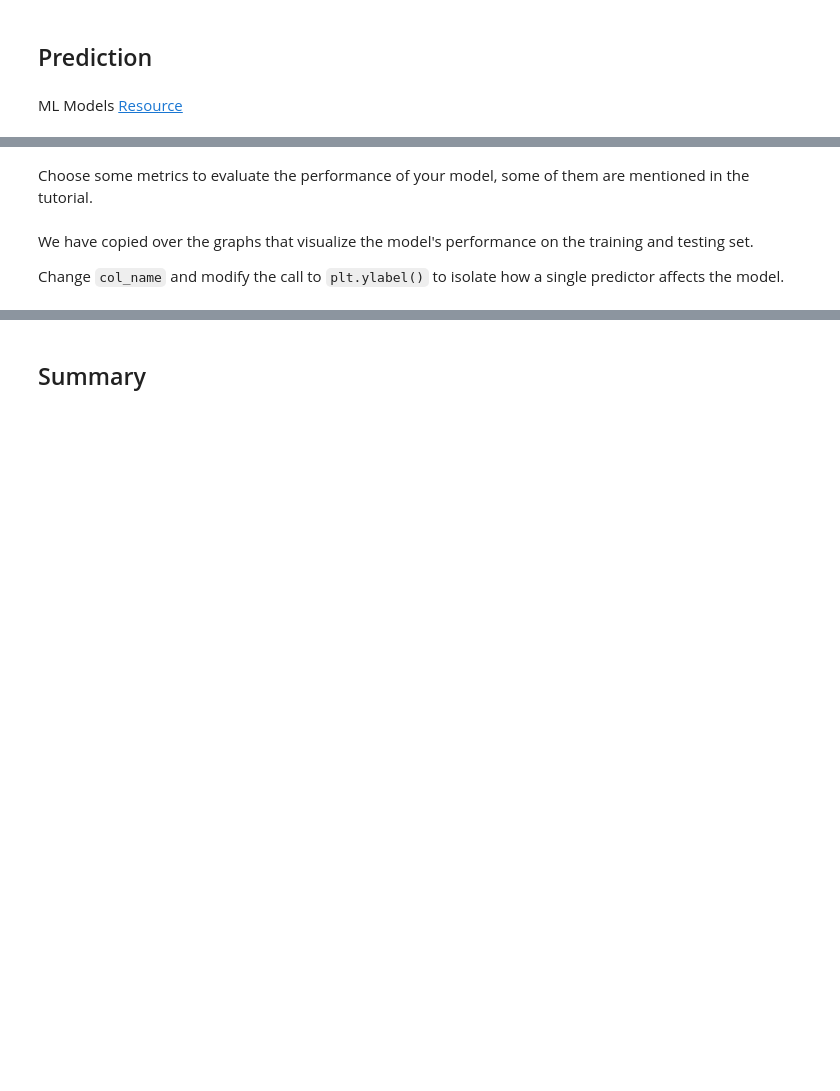
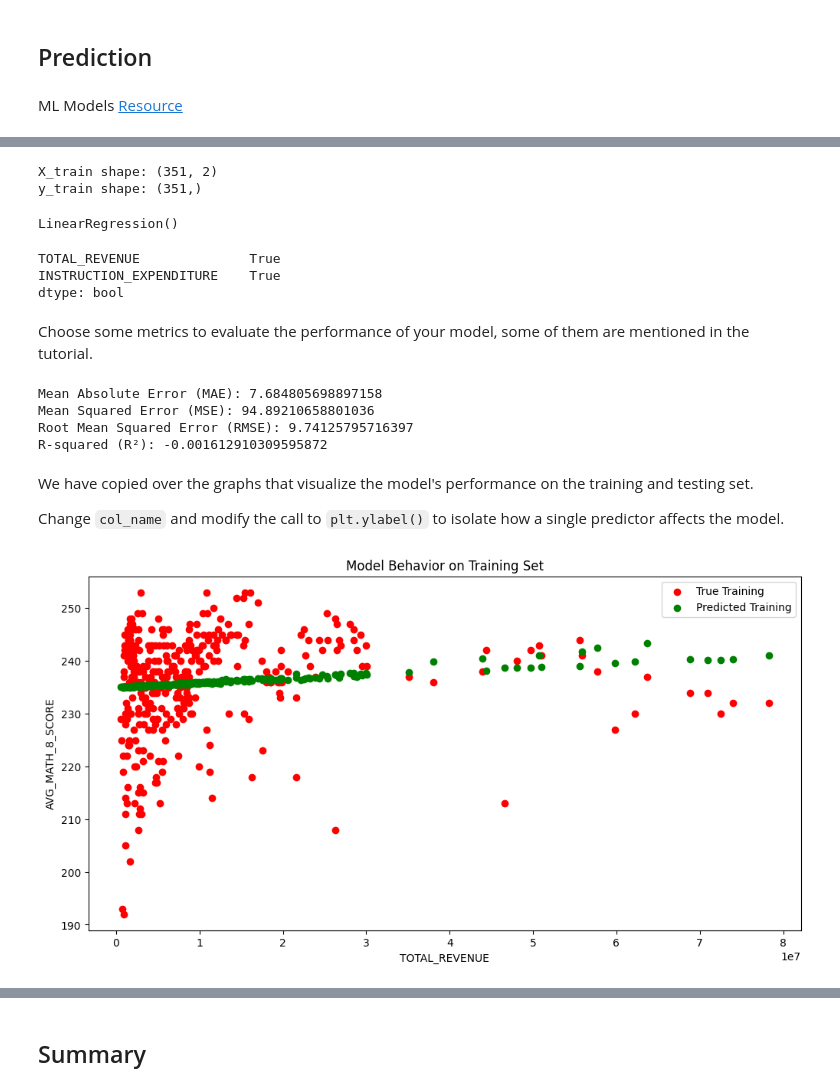
Before and after one commit to aethom00/mdst, a Jupyter notebook: tutorial1/checkpoint1.ipynb, the cells around one changed output, grey strips where cells are left out. Drawn from its saved outputs; the diff is of its cells as text; code cells hidden in the pictures; blank space fills up the shorter version.

```diff
--- a/tutorial1/checkpoint1.ipynb
+++ b/tutorial1/checkpoint1.ipynb
@@ -97,6 +157,9 @@ from sklearn.model_selection import train_test_split
+# %%
+features = ['TOTAL_REVENUE', 'INSTRUCTION_EXPENDITURE']
+X = data[features]
+y = data[response_variable]
 # %%
-# X_train, X_test, y_train, y_test = train_test_split(
-#      X, y, test_size=, random_state=42)
+X_train, X_test, y_train, y_test = train_test_split(X, y, test_size=0.2, random_state=42)
 # %% [markdown]
 <h2> Prediction </h2>
 # %% [markdown]
@@ -115,18 +169,69 @@ y_pred = model.predict(X_test)
+# %%
+model = LinearRegression()
+# %%
+if X_train.isnull().any().any() or y_train.isnull().any():
+    combined = pd.concat([X_train, y_train], axis=1)
+    combined = combined.dropna()
+    X_train = combined[X_train.columns]
+    y_train = combined[y_train.name]
+
+y_train = y_train.to_numpy()
+
+print(f"X_train shape: {X_train.shape}")
+print(f"y_train shape: {y_train.shape}")
+
+model.fit(X_train, y_train)
+# %% [output]
+X_train shape: (351, 2)
+y_train shape: (351,)
+LinearRegression()
+# %%
+print(X_test.isnull().any())
+
+X_test_clean = X_test.dropna()
+
+y_pred = model.predict(X_test_clean)
+# %% [output]
+TOTAL_REVENUE              True
+INSTRUCTION_EXPENDITURE    True
+dtype: bool
 # %% [markdown]
 Choose some metrics to evaluate the performance of your model, some of them are mentioned in the tutorial.
+# %%
+from sklearn.metrics import mean_absolute_error, mean_squared_error, r2_score
+
+non_dropped_indices = X_test_clean.index
+y_test_aligned = y_test.loc[non_dropped_indices]
+
+mae = mean_absolute_error(y_test_aligned, y_pred)
+mse = mean_squared_error(y_test_aligned, y_pred)
+rmse = mean_squared_error(y_test_aligned, y_pred, squared=False)
+r2 = r2_score(y_test_aligned, y_pred)
+
+print(f"Mean Absolute Error (MAE): {mae}")
+print(f"Mean Squared Error (MSE): {mse}")
+print(f"Root Mean Squared Error (RMSE): {rmse}")
+print(f"R-squared (R²): {r2}")
+# %% [output]
+Mean Absolute Error (MAE): 7.684805698897158
+Mean Squared Error (MSE): 94.89210658801036
+Root Mean Squared Error (RMSE): 9.74125795716397
+R-squared (R²): -0.001612910309595872
 # %% [markdown]
 We have copied over the graphs that visualize the model's performance on the training and testing set.
 
 Change `col_name` and modify the call to `plt.ylabel()` to isolate how a single predictor affects the model.
 # %%
-# col_name = 'COLUMN NAME OF ONE PREDICTOR'
+col_name = 'TOTAL_REVENUE'
 
-# f = plt.figure(figsize=(12,6))
-# plt.scatter(X_train[col_name], y_train, color = "red")
-# plt.scatter(X_train[col_name], model.predict(X_train), color = "green")
-
-# plt.legend(['True Training','Predicted Training'])
-# plt.xlabel(col_name)
-# plt.ylabel('NAME OF THE PREDICTOR')
-# plt.title("Model Behavior On Training Set")
+f = plt.figure(figsize=(12,6))
+plt.scatter(X_train[col_name], y_train, color="red", label='True Training')
+plt.scatter(X_train[col_name], model.predict(X_train), color="green", label='Predicted Training')
+plt.legend()
+plt.xlabel(col_name)
+plt.ylabel('AVG_MATH_8_SCORE')
+plt.title("Model Behavior on Training Set")
+plt.show()
+# %% [output]
+[figure, added]
 # %%
```
Also changed, not shown: parts of 19 cells of this notebook.
